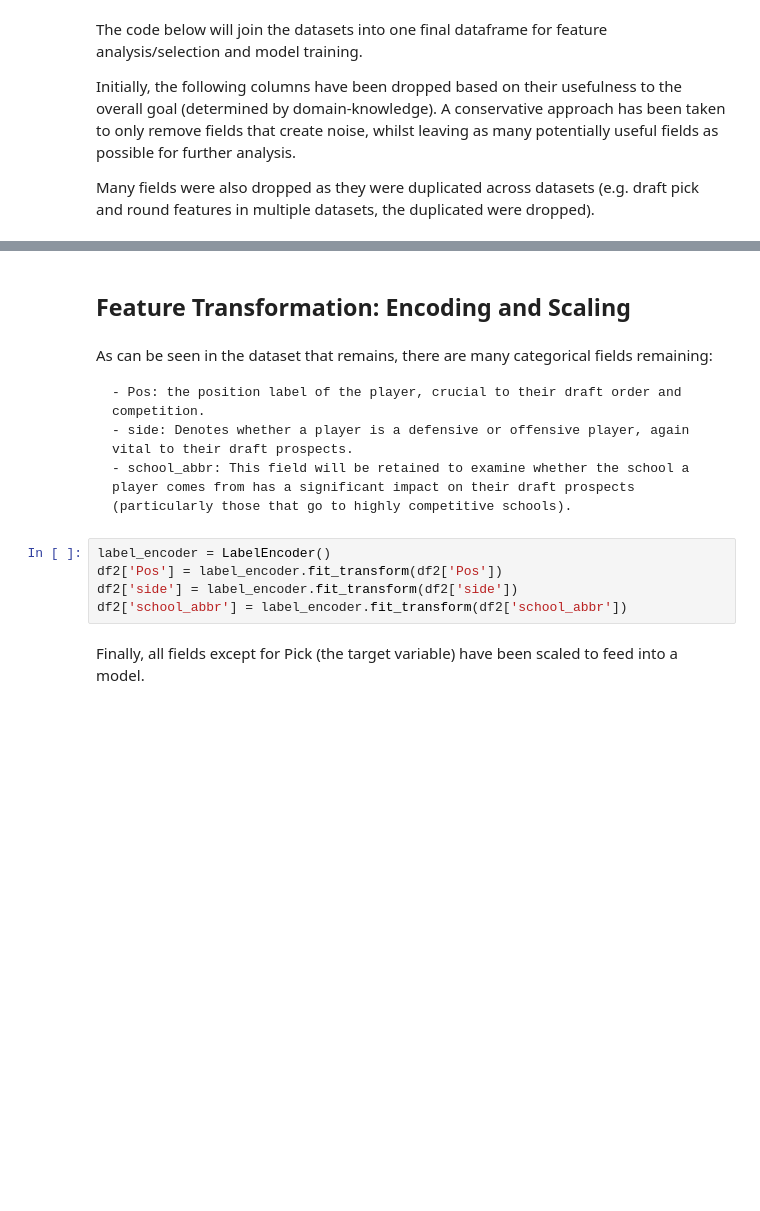
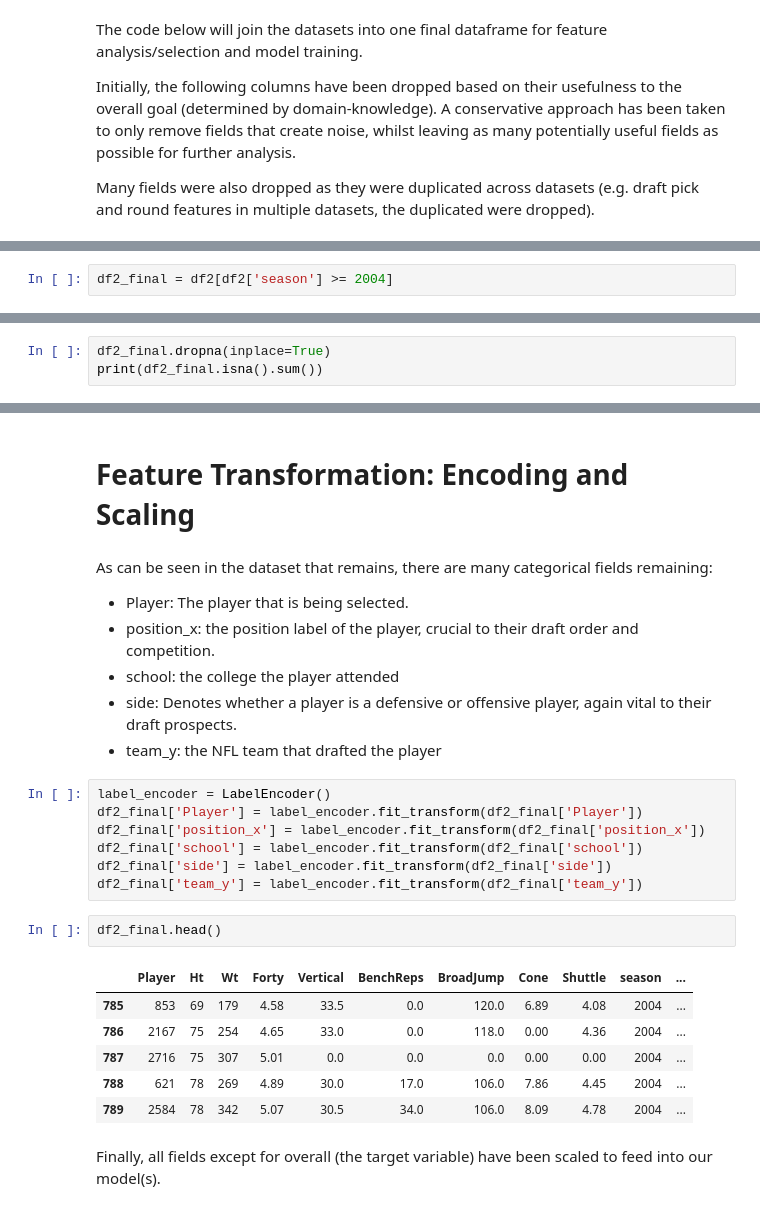
Before and after one commit to Lennyj89/ADS508, a Jupyter notebook: FinalProject.ipynb, the cells around one changed output, grey strips where cells are left out. Saved outputs shown, nothing was run; the diff lists cells and outputs as text; blank space fills up the shorter version.

```diff
--- a/FinalProject.ipynb
+++ b/FinalProject.ipynb
@@ -343,0 +344,2 @@ Index(['Pos', 'Ht', 'Wt', 'Forty', 'Vertical', 'BenchReps', 'BroadJump',
+# %%
+df2_final = df2[df2['season'] >= 2004]
@@ -343,0 +371,3 @@ Index(['Pos', 'Ht', 'Wt', 'Forty', 'Vertical', 'BenchReps', 'BroadJump',
+# %%
+df2_final.dropna(inplace=True)
+print(df2_final.isna().sum())
@@ -344,16 +399,29 @@ Index(['Pos', 'Ht', 'Wt', 'Forty', 'Vertical', 'BenchReps', 'BroadJump',
 # %% [markdown]
-## Feature Transformation: Encoding and Scaling
+# Feature Transformation: Encoding and Scaling
 # %% [markdown]
 As can be seen in the dataset that remains, there are many categorical fields remaining:
 
-    - Pos: the position label of the player, crucial to their draft order and competition.
-    - side: Denotes whether a player is a defensive or offensive player, again vital to their draft prospects.
-    - school_abbr: This field will be retained to examine whether the school a player comes from has a significant impact on their draft prospects (particularly those that go to highly competitive schools).
+- Player: The player that is being selected.
+- position_x: the position label of the player, crucial to their draft order and competition.
+- school: the college the player attended
+- side: Denotes whether a player is a defensive or offensive player, again vital to their draft prospects.
+- team_y: the NFL team that drafted the player
-# %%
-label_encoder = LabelEncoder()
-df2['Pos'] = label_encoder.fit_transform(df2['Pos'])
-df2['side'] = label_encoder.fit_transform(df2['side'])
-df2['school_abbr'] = label_encoder.fit_transform(df2['school_abbr'])
+# %%
+label_encoder = LabelEncoder()
+df2_final['Player'] = label_encoder.fit_transform(df2_final['Player'])
+df2_final['position_x'] = label_encoder.fit_transform(df2_final['position_x'])
+df2_final['school'] = label_encoder.fit_transform(df2_final['school'])
+df2_final['side'] = label_encoder.fit_transform(df2_final['side'])
+df2_final['team_y'] = label_encoder.fit_transform(df2_final['team_y'])
+# %%
+df2_final.head()
+# %% [output]
+|  | Player | Ht | Wt | Forty | Vertical | BenchReps | BroadJump | Cone | Shuttle | season | ... |
+| 785 | 853 | 69 | 179 | 4.58 | 33.5 | 0.0 | 120.0 | 6.89 | 4.08 | 2004 | ... |
+| 786 | 2167 | 75 | 254 | 4.65 | 33.0 | 0.0 | 118.0 | 0.00 | 4.36 | 2004 | ... |
+| 787 | 2716 | 75 | 307 | 5.01 | 0.0 | 0.0 | 0.0 | 0.00 | 0.00 | 2004 | ... |
+| 788 | 621 | 78 | 269 | 4.89 | 30.0 | 17.0 | 106.0 | 7.86 | 4.45 | 2004 | ... |
+| 789 | 2584 | 78 | 342 | 5.07 | 30.5 | 34.0 | 106.0 | 8.09 | 4.78 | 2004 | ... |
 # %% [markdown]
-Finally, all fields except for Pick (the target variable) have been scaled to feed into a model.
+Finally, all fields except for overall (the target variable) have been scaled to feed into our model(s).
 # %%
```
Also changed, not shown: parts of 23 cells of this notebook.
